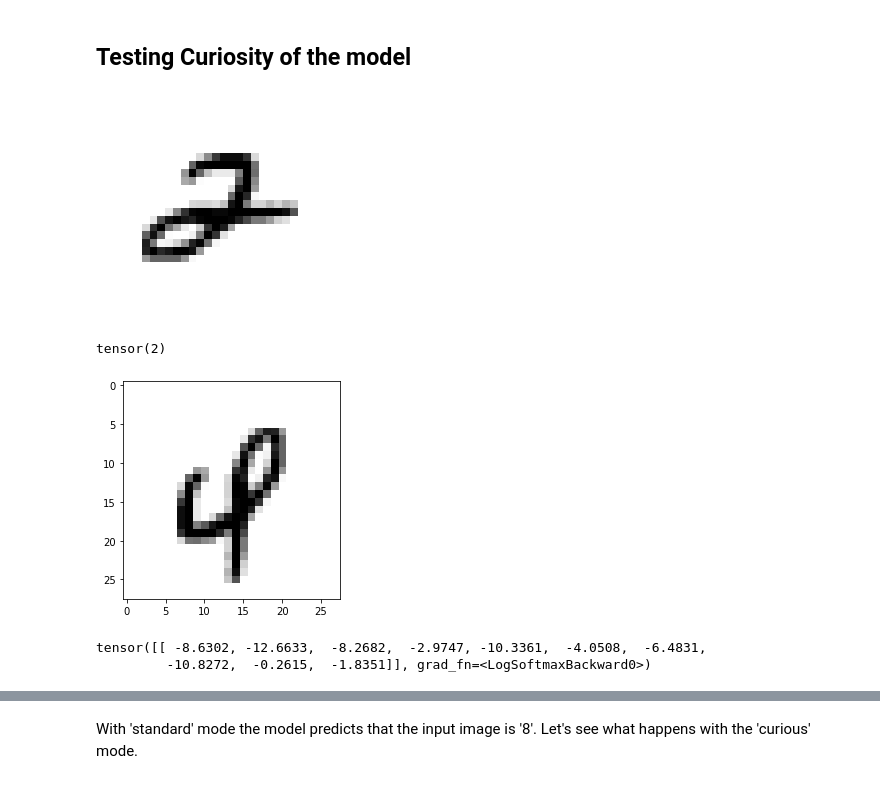
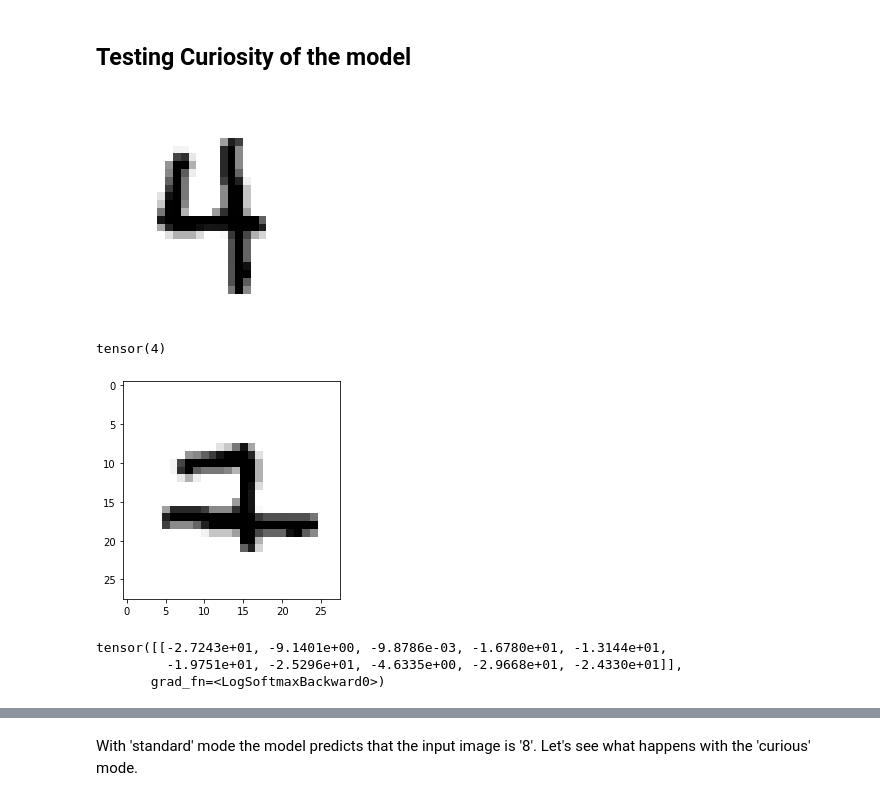
Before and after one commit to shre-db/A-Curious-FFN, a Jupyter notebook: A_Curious_FFN.ipynb, the cells around one changed output, grey strips where cells are left out. Drawn from its saved outputs; the diff is of its cells as text; code cells hidden in the pictures.

```diff
--- a/A_Curious_FFN.ipynb
+++ b/A_Curious_FFN.ipynb
@@ -466,17 +489,17 @@ plt.show()
 # %% [markdown]
 ## **Testing Curiosity of the model**
 # %%
-sample_image= next(iter(test_loader))[0][60].reshape(28, 28)
-sample_label = next(iter(test_loader))[1][60]
+sample_image= next(iter(test_loader))[0][67].reshape(28, 28)
+sample_label = next(iter(test_loader))[1][67]
 
 plt.imshow(sample_image, mpl.cm.binary)
 plt.axis("off")
 plt.show()
 
 print(sample_label)
 # %% [output]
-[figure, old version]
+[figure, new version]
-tensor(2)
+tensor(4)
 # %%
 # Manipulate test image before feeding it to the trained model for prediction.
 sample_image = np.array(sample_image.detach())
@@ -492,14 +515,16 @@ plt.imshow(rotated_image, mpl.cm.binary)
 plt.show()
 # The image is flipped and rotated by 90 degrees, let's see if the trained FFN is able to recognize the digit using its curiosity.
 # %% [output]
-[figure, old version]
+[figure, new version]
 # %%
 ffn.mode = 'standard'
+ffn.info = True
 output = ffn(sample_image)
 output
 # %% [output]
-tensor([[ -8.6302, -12.6633,  -8.2682,  -2.9747, -10.3361,  -4.0508,  -6.4831,
-         -10.8272,  -0.2615,  -1.8351]], grad_fn=<LogSoftmaxBackward0>)
+tensor([[-2.7243e+01, -9.1401e+00, -9.8786e-03, -1.6780e+01, -1.3144e+01,
+         -1.9751e+01, -2.5296e+01, -4.6335e+00, -2.9668e+01, -2.4330e+01]],
+       grad_fn=<LogSoftmaxBackward0>)
 # %%
 torch.argmax(output, axis=1)
 # %% [output]
```
Also changed, not shown: parts of 29 cells of this notebook.
